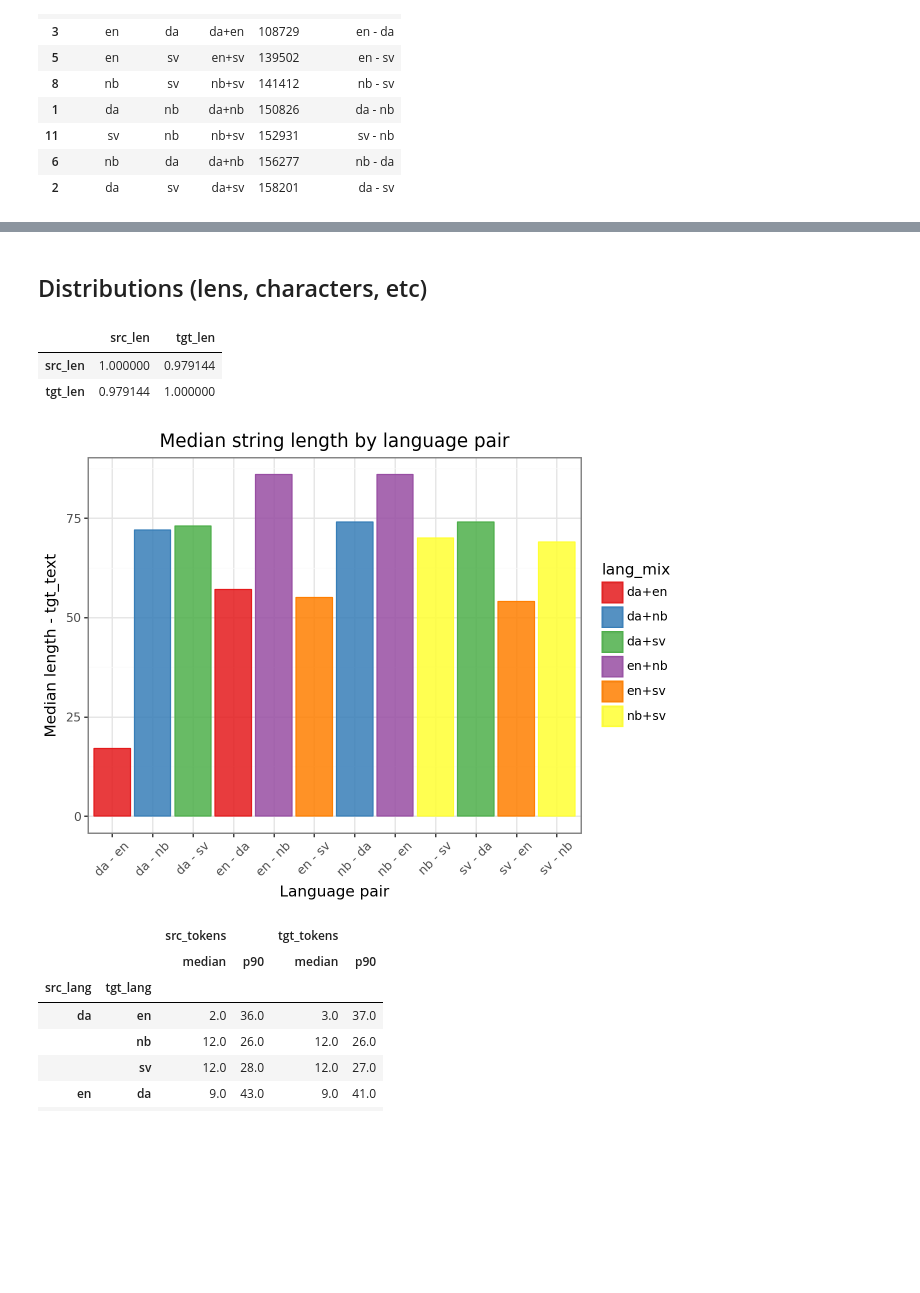
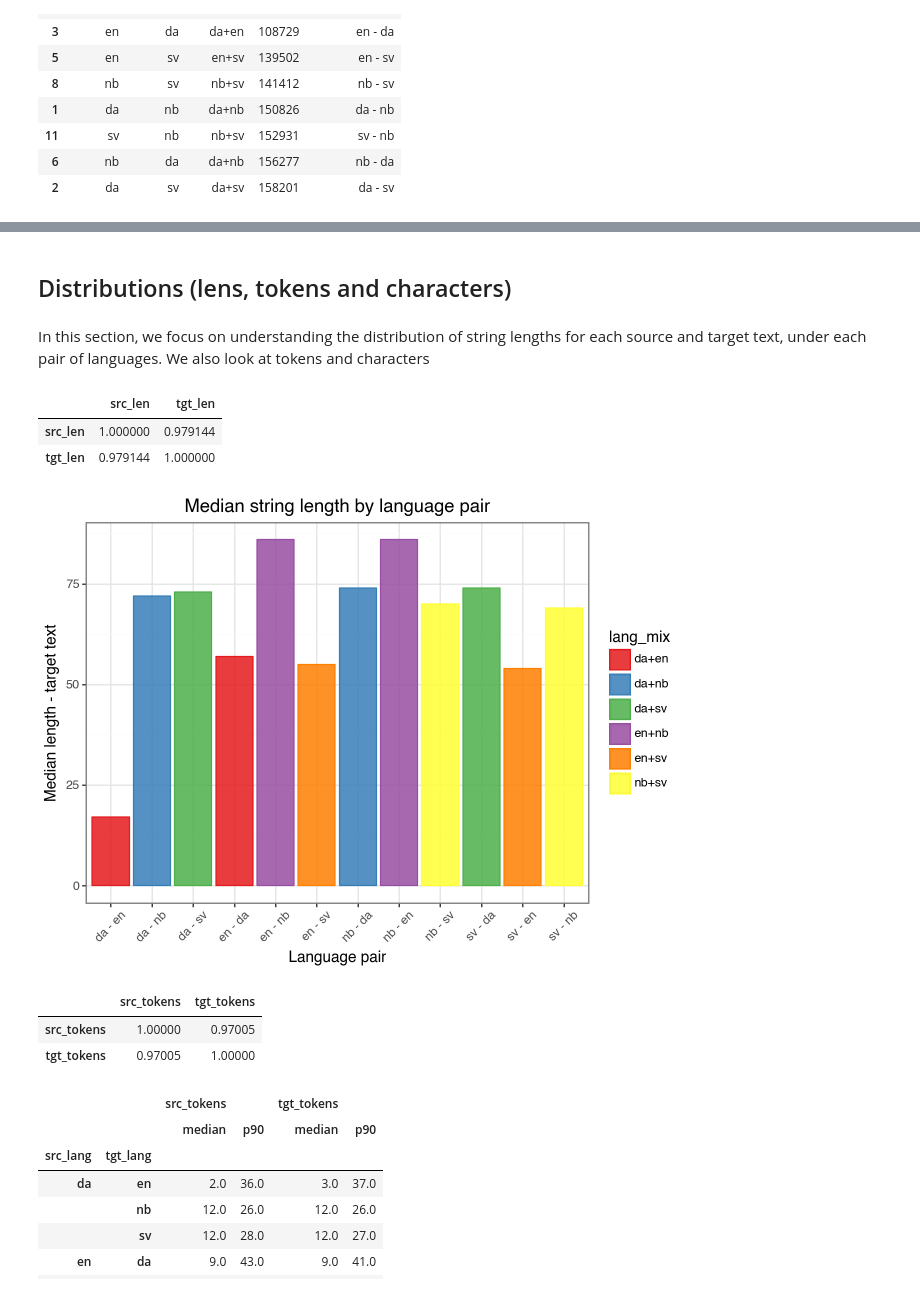
Before and after one commit to AdamNavarroLiriano/language-api, a Jupyter notebook: notebooks/1-EDA.ipynb, the cells around one changed output, grey strips where cells are left out. Cells and saved outputs as stored; diff of their text form; code cells hidden in the pictures; blank space fills up the shorter version.

```diff
--- a/notebooks/1-EDA.ipynb
+++ b/notebooks/1-EDA.ipynb
@@ -69,5 +92,7 @@ language_pairs_qty.sort_values(by='obs')
 # %% [markdown]
-## Distributions (lens, characters, etc)
+## Distributions (lens, tokens and characters)
+# %% [markdown]
+In this section, we focus on understanding the distribution of string lengths for each source and target text, under each pair of languages. We also look at tokens and characters
 # %%
 with open('data/train.src', 'r') as f:
     train_src = f.readlines()
@@ -95,28 +120,34 @@ translation_df[['src_len', 'tgt_len']].corr()
 # %%
 # Aggregate
 len_distribution_df = (translation_df
  .groupby(['src_lang', 'tgt_lang', 'lang_mix'])[['src_len', 'tgt_len']]
  .agg(['mean', 'median', 'min', 'max', ('p90', lambda x: np.quantile(x, 0.95))])
  .reset_index()
 )
 len_distribution_df.columns=[col[0] if col[1]=='' else '_'.join(col) for col in len_distribution_df.columns]
 len_distribution_df['language_pair'] = len_distribution_df['src_lang'] + ' - ' + len_distribution_df['tgt_lang']
 
 (
     ggplot(len_distribution_df, aes(x='language_pair', y='tgt_len_median', fill='lang_mix', color='lang_mix')) +
     geom_bar(stat='identity', alpha=0.85) +
     theme_bw() +
     scale_fill_brewer(type='qual', palette='Set1') +
     scale_color_brewer(type='qual', palette='Set1') +
     theme(axis_text_x= element_text(angle=45)) +
-    labs(title='Median string length by language pair', x='Language pair', y='Median length - tgt_text')
+    labs(title='Median string length by language pair', x='Language pair', y='Median length - target text')
 
 )
 # %% [output]
-[figure, old version]
+[figure, new version]
 # %%
 translation_df['src_tokens'] = translation_df['src_text'].str.split().apply(len)
 translation_df['tgt_tokens'] = translation_df['tgt_text'].str.split().apply(len)
+# %%
+translation_df[['src_tokens', 'tgt_tokens']].corr()
+# %% [output]
+|  | src_tokens | tgt_tokens |
+| src_tokens | 1.00000 | 0.97005 |
+| tgt_tokens | 0.97005 | 1.00000 |
 # %%
 translation_df.groupby(['src_lang', 'tgt_lang'])[['src_tokens', 'tgt_tokens']].agg(['median', ('p90', lambda x: np.quantile(x, 0.9))])
 # %% [output]
```
Also changed, not shown: parts of 24 cells of this notebook, 3 other files.
